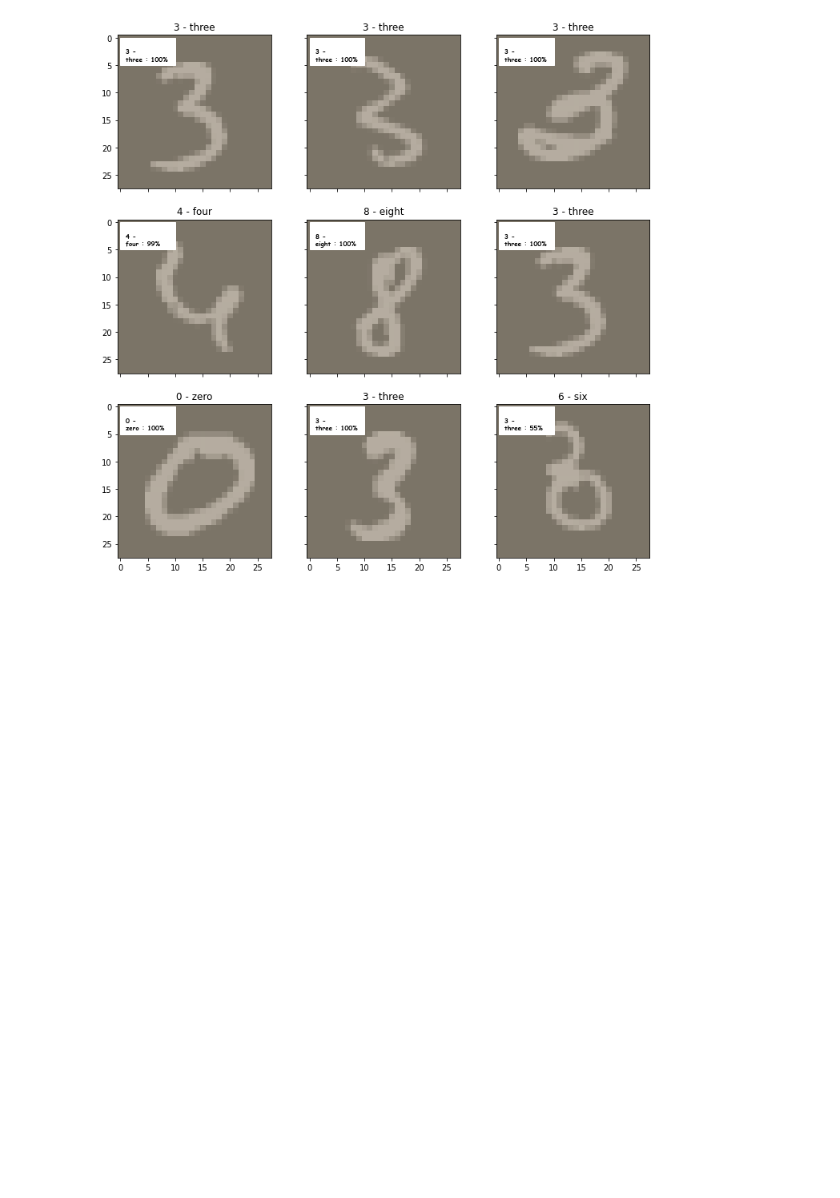
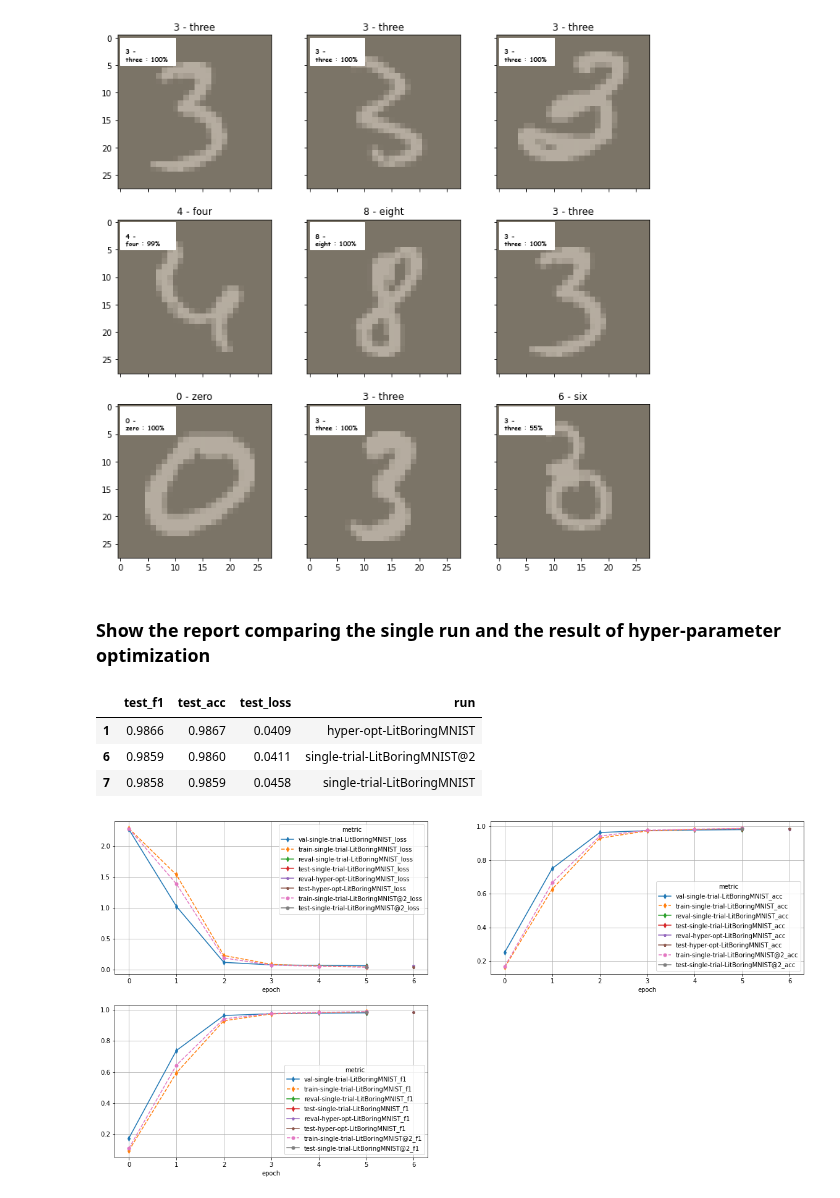
Before and after one commit to pgagarinov/pytorch-hyperlight, a Jupyter notebook: products/examples/boring_mnist.ipynb, the cells around one changed output. Drawn from its saved outputs; the diff is of its cells as text; code cells hidden in the pictures; blank space fills up the shorter version.

```diff
--- a/products/examples/boring_mnist.ipynb
+++ b/products/examples/boring_mnist.ipynb
@@ -477,5 +581,5 @@ FT_CONFIG["max_epochs"] = best_result["best_epoch"]
 # %%
-full_train_result = ptl_ray_runner.run_single_trial(
+full_train_result = runner.run_single_trial(
     LMODULE_CLASS,
     FT_CONFIG,
     FT_TUNE_CONFIG,
@@ -515,3 +621,13 @@ TPU available: None, using: 0 TPU cores
 show_some_predictions(loaders_dict, full_train_result["lmodule_best"])
 # %% [output]
 [figure]
+# %% [markdown]
+### Show the report comparing the single run and the result of hyper-parameter optimization
+# %%
+runner.show_metric_report(sort_by_metric_list=['test_f1', 'test_acc', "test_loss"])
+# %% [output]
+|  | test_f1 | test_acc | test_loss | run |
+| 1 | 0.9866 | 0.9867 | 0.0409 | hyper-opt-LitBoringMNIST |
+| 6 | 0.9859 | 0.9860 | 0.0411 | single-trial-LitBoringMNIST@2 |
+| 7 | 0.9858 | 0.9859 | 0.0458 | single-trial-LitBoringMNIST |
+[figure, added]
```
Also changed, not shown: parts of 21 cells of this notebook, 28 other files.
